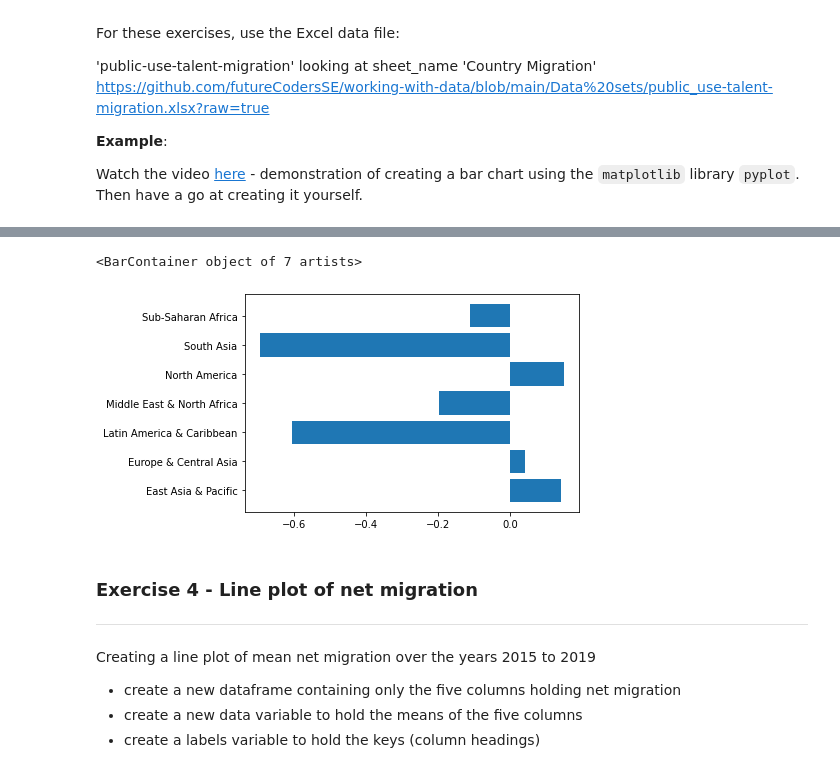
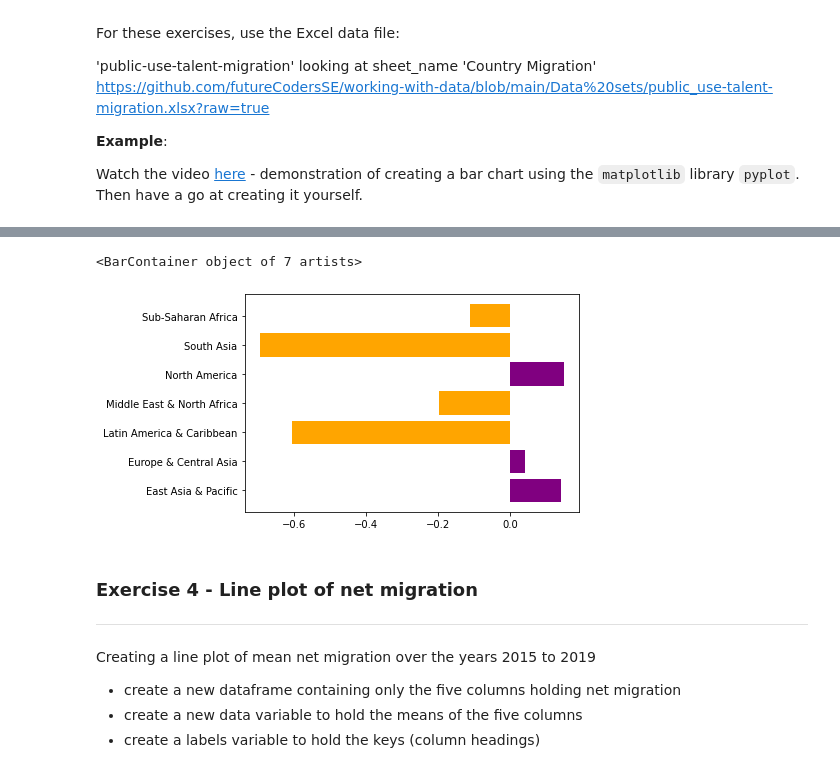
Before and after one commit to blazaropinto/PDA_Data_Analysis_Python, a Jupyter notebook: Correlation_and_visualisation.ipynb, the cells around one changed output, grey strips where cells are left out. Saved outputs shown, nothing was run; the diff lists cells and outputs as text; code cells hidden in the pictures.

```diff
--- a/Correlation_and_visualisation.ipynb
+++ b/Correlation_and_visualisation.ipynb
@@ -235,18 +235,18 @@ df.head()
 # %%
 # create new dataframe - regions - from groupby 'base_country_wb_region' and calculating the means
 regions = df.groupby('base_country_wb_region').mean()
 
 # get the data values series from the column 'net_per_10K_2017'
 data = regions.net_per_10K_2017
 
 # get the x axis labels from the data keys
 labels = data.keys()
 
 # plot the bar chart (horizontal plot) from the labels and data
-plt.barh(labels, data)
+plt.barh(labels, data, color=(data>0).map({True:'purple', False: 'orange'}))
 # %% [output]
 <BarContainer object of 7 artists>
-[figure, old version]
+[figure, new version]
 # %% [markdown]
 ### Exercise 4 - Line plot of net migration
 ---
```
Also changed, not shown: parts of 3 cells of this notebook.
